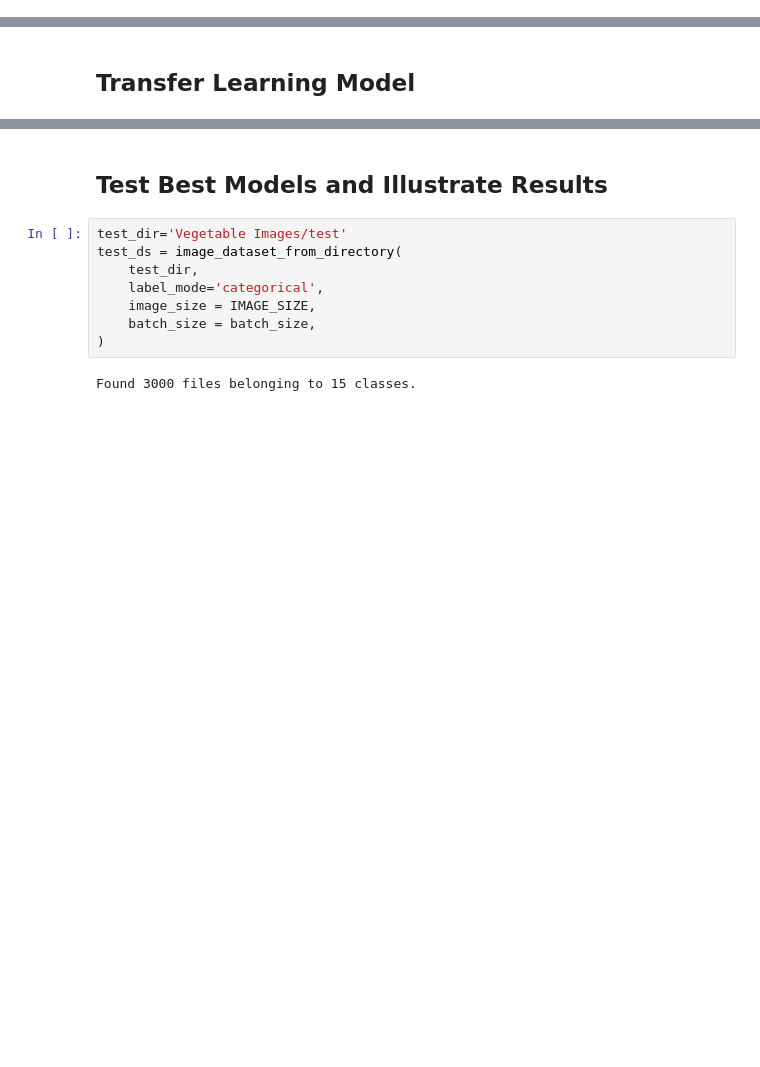
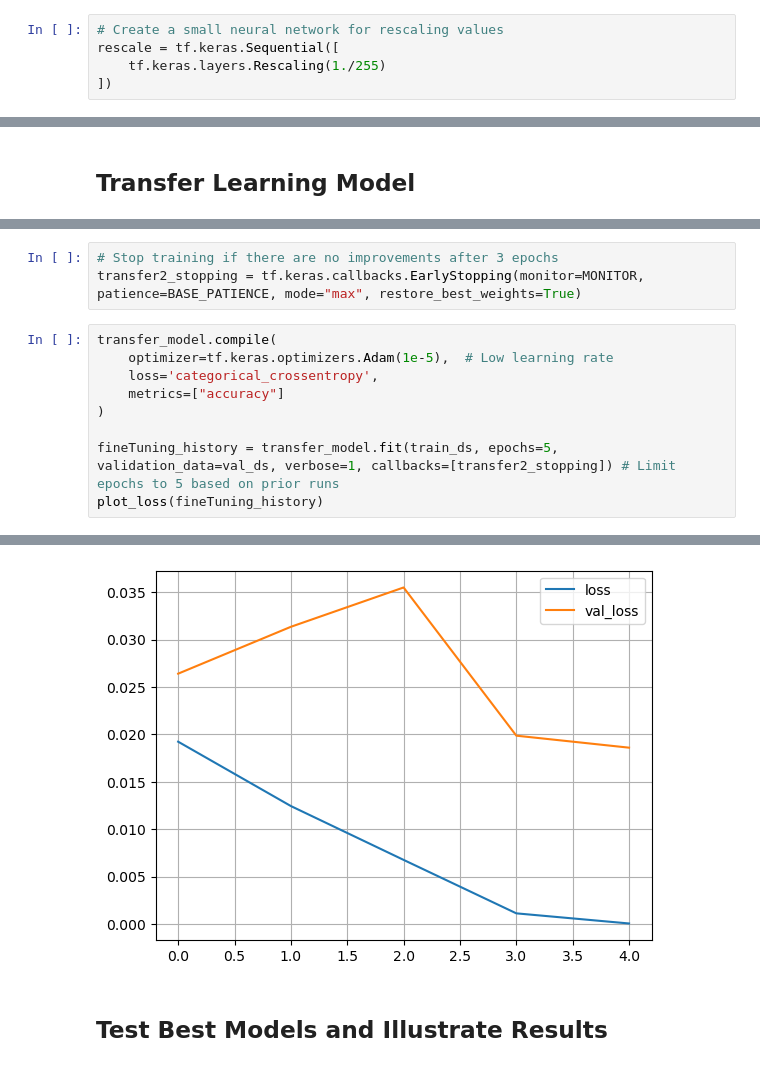
Before and after one commit to zareeiant/ItML_Project_2_Students, a Jupyter notebook: example_start.ipynb, the cells around one changed output, grey strips where cells are left out. Cells and saved outputs as stored; diff of their text form; blank space fills up the shorter version.

```diff
--- a/example_start.ipynb
+++ b/example_start.ipynb
@@ -100,0 +220,5 @@ Found 3000 files belonging to 15 classes.
+# %%
+# Create a small neural network for rescaling values
+rescale = tf.keras.Sequential([
+    tf.keras.layers.Rescaling(1./255)
+])
@@ -104,0 +528,13 @@ Found 3000 files belonging to 15 classes.
+# %%
+# Stop training if there are no improvements after 3 epochs
+transfer2_stopping = tf.keras.callbacks.EarlyStopping(monitor=MONITOR, patience=BASE_PATIENCE, mode="max", restore_best_weights=True)
+# %%
+transfer_model.compile(
+    optimizer=tf.keras.optimizers.Adam(1e-5),  # Low learning rate
+    loss='categorical_crossentropy',
+    metrics=["accuracy"]
+)
+
+fineTuning_history = transfer_model.fit(train_ds, epochs=5, validation_data=val_ds, verbose=1, callbacks=[transfer2_stopping]) # Limit epochs to 5 based on prior runs
+plot_loss(fineTuning_history)
+# %% [output]
@@ -105,12 +551,3 @@ Found 3000 files belonging to 15 classes.
+[figure, added]
 # %% [markdown]
 ## Test Best Models and Illustrate Results
-# %%
-test_dir='Vegetable Images/test'
-test_ds = image_dataset_from_directory(
-    test_dir,
-    label_mode='categorical',
-    image_size = IMAGE_SIZE,
-    batch_size = batch_size,
-)
-# %% [output]
-Found 3000 files belonging to 15 classes.
```
Also changed, not shown: parts of 45 cells of this notebook.
